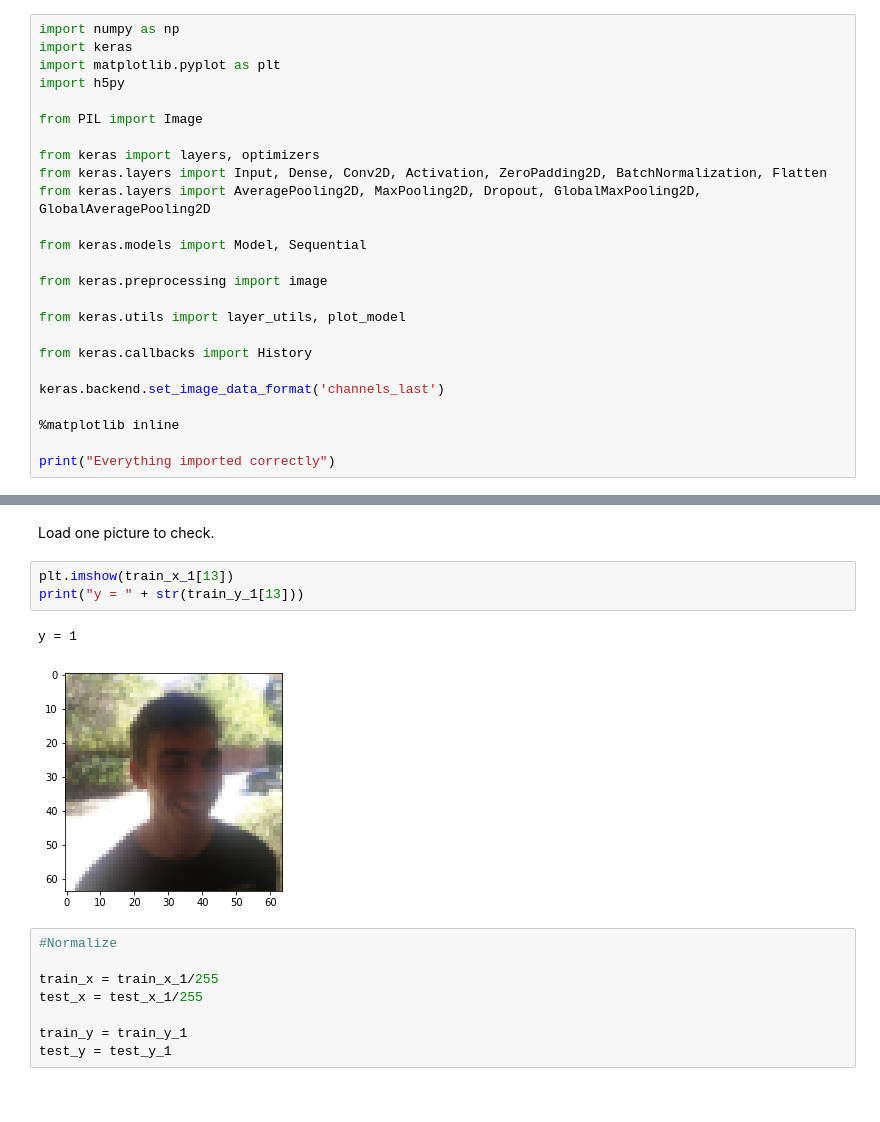
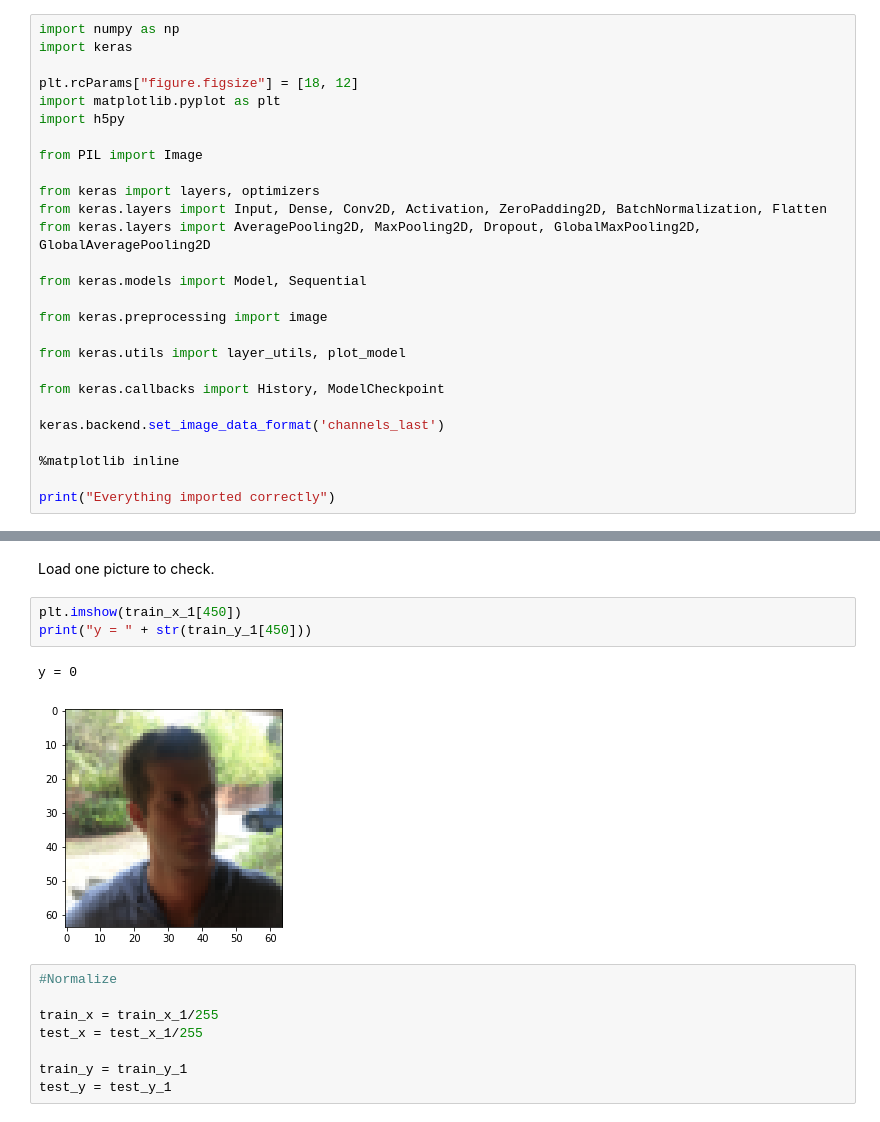
Before and after one commit to DrAlexSanz/Happy-house, a Jupyter notebook: Smile_detector_using_Keras.ipynb, the cells around one changed output, grey strips where cells are left out. Saved outputs shown, nothing was run; the diff lists cells and outputs as text.

```diff
--- a/Smile_detector_using_Keras.ipynb
+++ b/Smile_detector_using_Keras.ipynb
@@ -3,6 +3,8 @@
 # %%
 import numpy as np
 import keras
+
+plt.rcParams["figure.figsize"] = [18, 12]
 import matplotlib.pyplot as plt
 import h5py
 
@@ -18,7 +20,7 @@ from keras.preprocessing import image
 
 from keras.utils import layer_utils, plot_model
 
-from keras.callbacks import History
+from keras.callbacks import History, ModelCheckpoint
 
 keras.backend.set_image_data_format('channels_last')
 
@@ -64,11 +66,11 @@ Everything loaded and imported
 # %% [markdown]
 Load one picture to check.
 # %%
-plt.imshow(train_x_1[13])
-print("y = " + str(train_y_1[13]))
+plt.imshow(train_x_1[450])
+print("y = " + str(train_y_1[450]))
 # %% [output]
-y = 1
+y = 0
-[figure, old version]
+[figure, new version]
 # %%
 #Normalize
 
```
Also changed, not shown: parts of 23 cells of this notebook.
